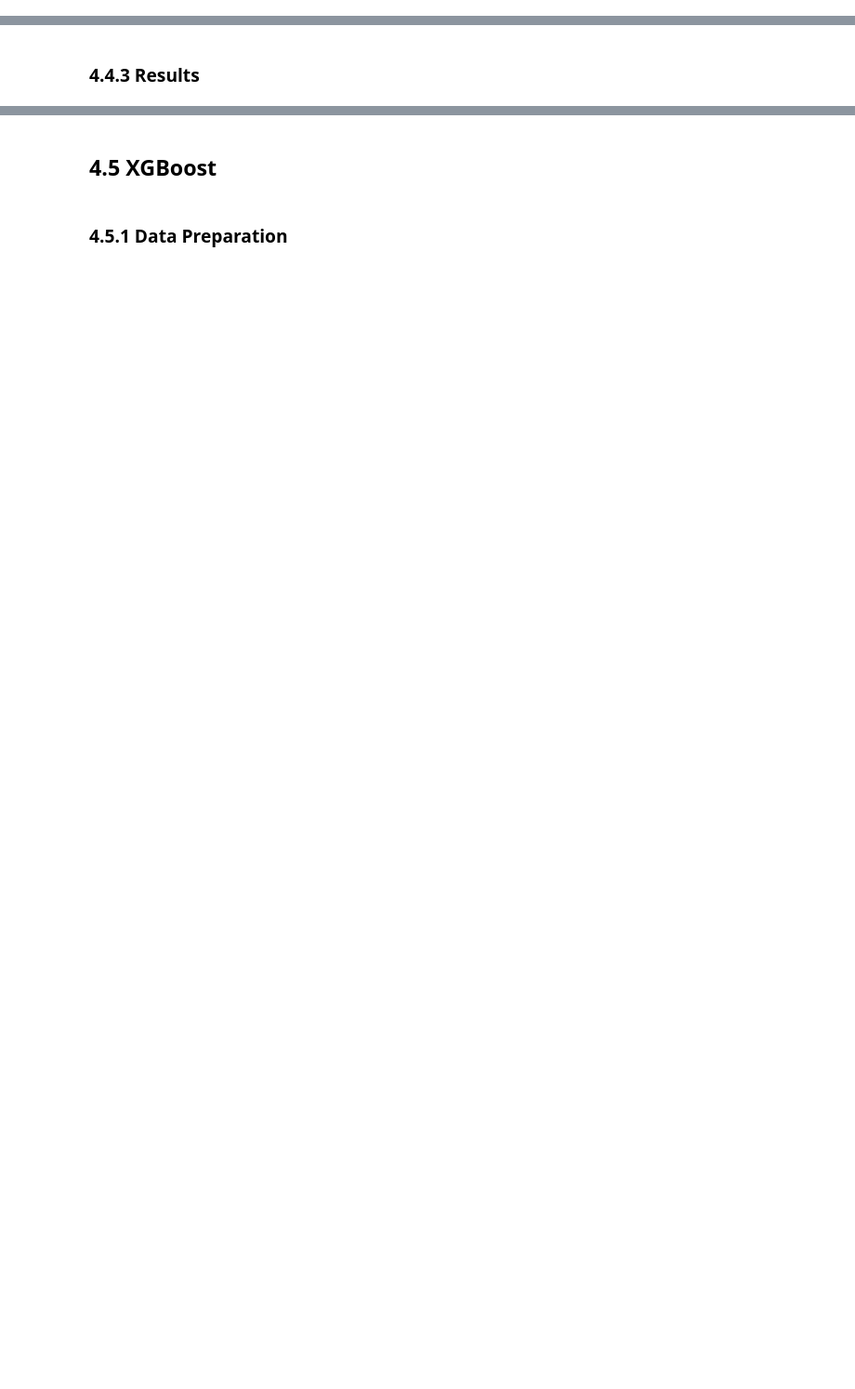
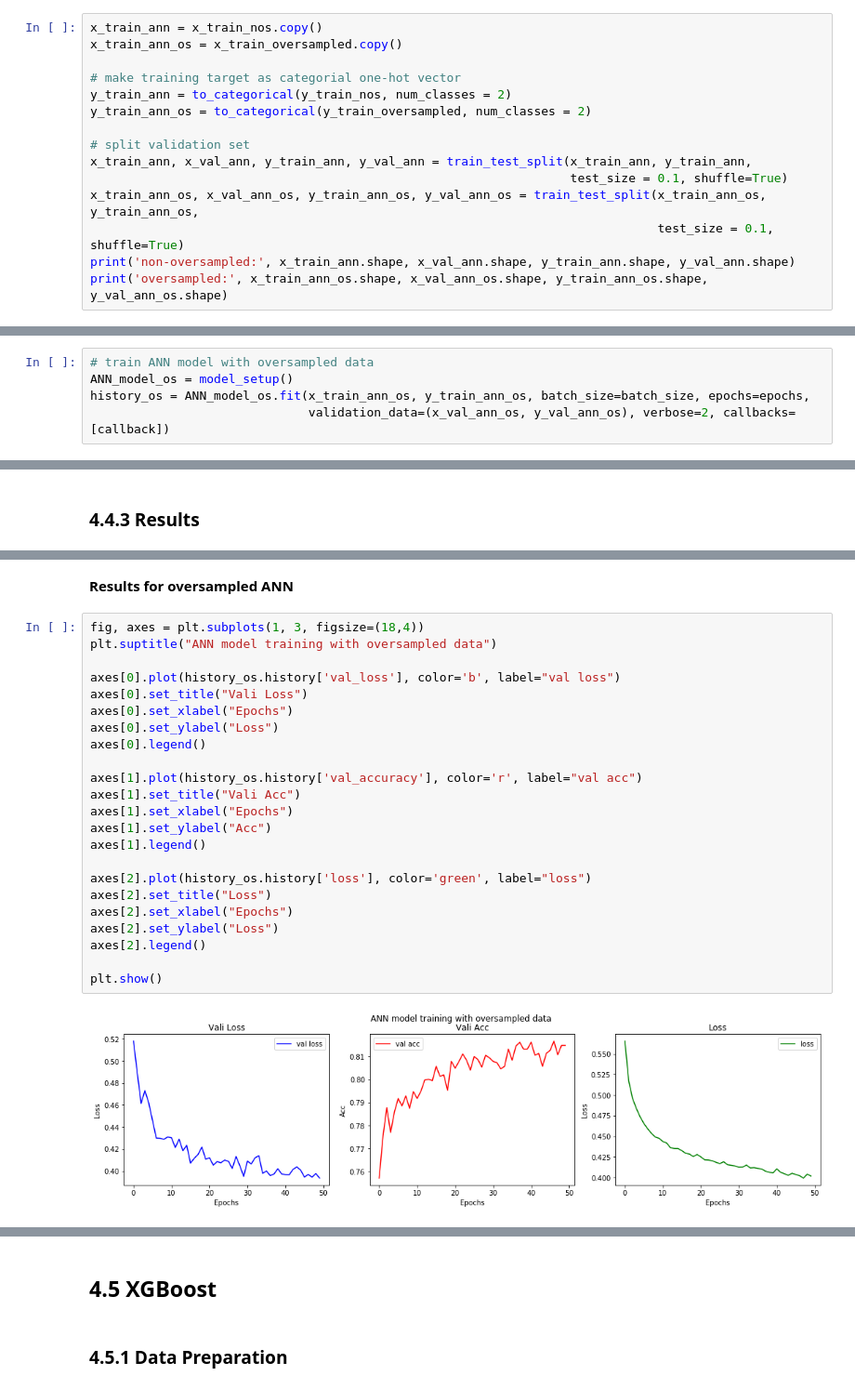
Before and after one commit to kimdanny/Credit-card-default-prediction, a Jupyter notebook: Final.ipynb, the cells around one changed output, grey strips where cells are left out. Shown at 93% size. Drawn from its saved outputs; the diff is of its cells as text; blank space fills up the shorter version.

```diff
--- a/Final.ipynb
+++ b/Final.ipynb
@@ -1145,0 +1076,15 @@ x_train_ann.shape, x_val_ann.shape, y_train_ann.shape, y_val_ann.shape
+# %%
+x_train_ann = x_train_nos.copy()
+x_train_ann_os = x_train_oversampled.copy()
+
+# make training target as categorial one-hot vector
+y_train_ann = to_categorical(y_train_nos, num_classes = 2)
+y_train_ann_os = to_categorical(y_train_oversampled, num_classes = 2)
+
+# split validation set
+x_train_ann, x_val_ann, y_train_ann, y_val_ann = train_test_split(x_train_ann, y_train_ann,
+                                                                  test_size = 0.1, shuffle=True)
+x_train_ann_os, x_val_ann_os, y_train_ann_os, y_val_ann_os = train_test_split(x_train_ann_os, y_train_ann_os,
+                                                                              test_size = 0.1, shuffle=True)
+print('non-oversampled:', x_train_ann.shape, x_val_ann.shape, y_train_ann.shape, y_val_ann.shape)
+print('oversampled:', x_train_ann_os.shape, x_val_ann_os.shape, y_train_ann_os.shape, y_val_ann_os.shape)
@@ -1223,0 +1178,5 @@ Epoch 34/50
+# %%
+# train ANN model with oversampled data
+ANN_model_os = model_setup()
+history_os = ANN_model_os.fit(x_train_ann_os, y_train_ann_os, batch_size=batch_size, epochs=epochs,
+                              validation_data=(x_val_ann_os, y_val_ann_os), verbose=2, callbacks=[callback])
@@ -1298,0 +1255,27 @@ weighted avg       0.79      0.80      0.80      6000
+# %% [markdown]
+**Results for oversampled ANN**
+# %%
+fig, axes = plt.subplots(1, 3, figsize=(18,4))
+plt.suptitle("ANN model training with oversampled data")
+
+axes[0].plot(history_os.history['val_loss'], color='b', label="val loss")
+axes[0].set_title("Vali Loss")
+axes[0].set_xlabel("Epochs")
+axes[0].set_ylabel("Loss")
+axes[0].legend()
+
+axes[1].plot(history_os.history['val_accuracy'], color='r', label="val acc")
+axes[1].set_title("Vali Acc")
+axes[1].set_xlabel("Epochs")
+axes[1].set_ylabel("Acc")
+axes[1].legend()
+
+axes[2].plot(history_os.history['loss'], color='green', label="loss")
+axes[2].set_title("Loss")
+axes[2].set_xlabel("Epochs")
+axes[2].set_ylabel("Loss")
+axes[2].legend()
+
+plt.show()
+# %% [output]
+[figure, added]
```
Also changed, not shown: parts of 77 cells of this notebook.
